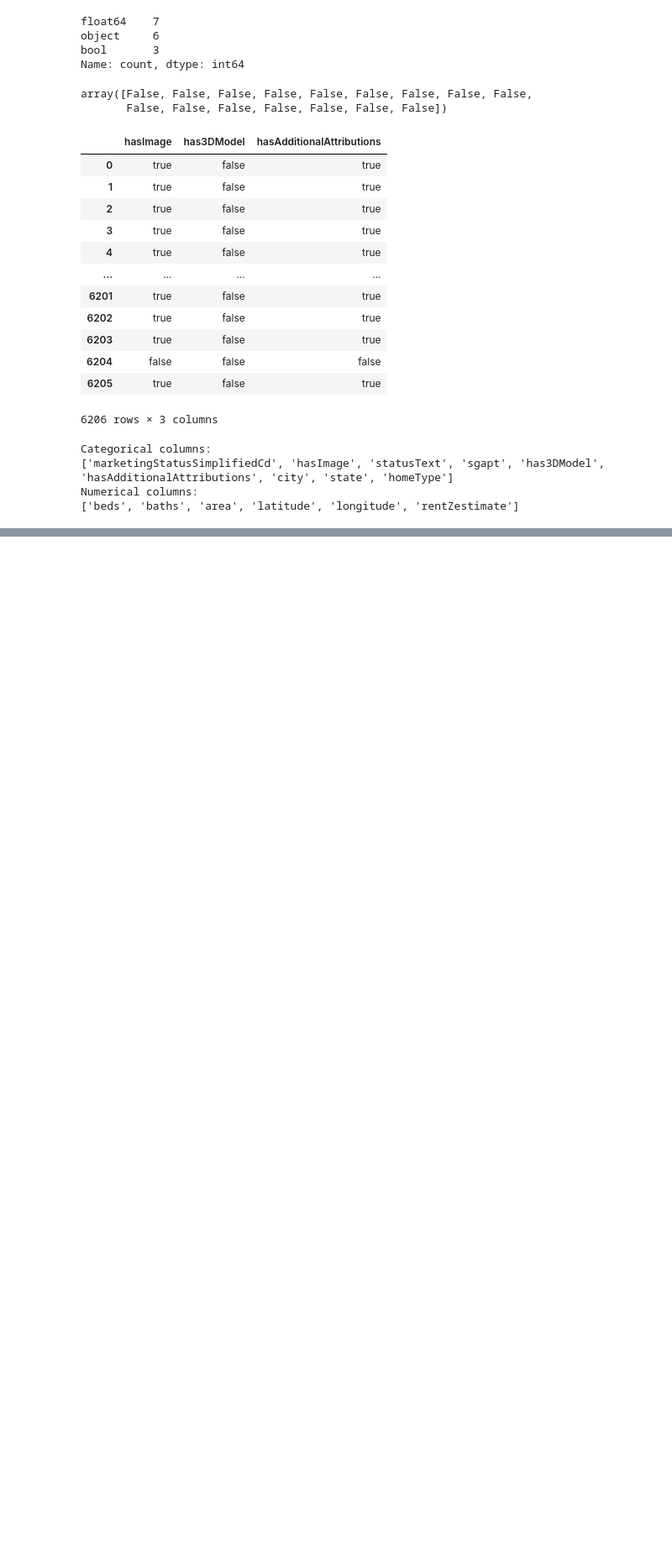
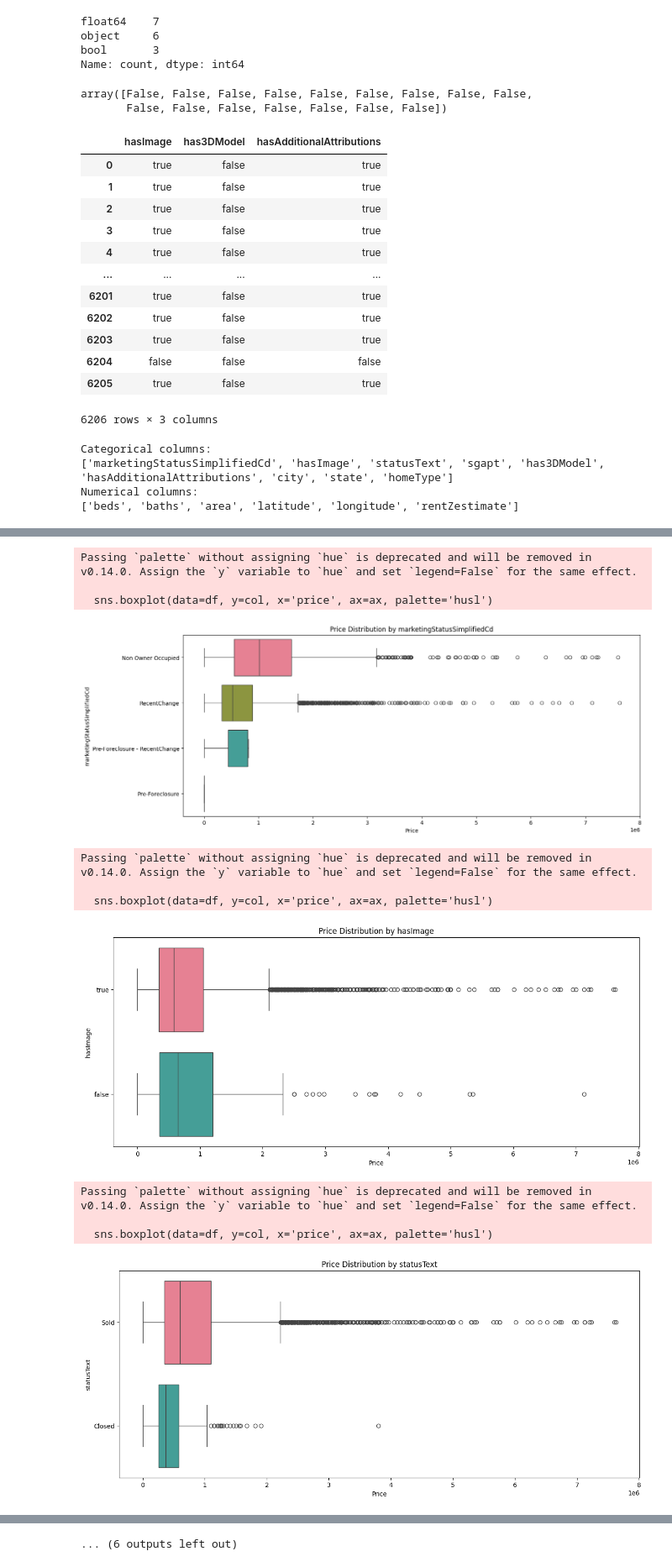
Before and after one commit to srikanthragh06/dataVisualizationCaseStudy, a Jupyter notebook: final_analysis.ipynb, the cells around one changed output, grey strips where cells are left out. Shown at 84% size. Saved outputs shown, nothing was run; the diff lists cells and outputs as text; code cells hidden in the pictures; blank space fills up the shorter version.

```diff
--- a/final_analysis.ipynb
+++ b/final_analysis.ipynb
@@ -72,0 +147,26 @@ for col in catCols:
+# %%
+for col in catCols:
+    fig, ax = plt.subplots(1, 1, figsize=(15, 6))
+
+    # Create a colorful box plot with Seaborn
+    sns.boxplot(data=df, y=col, x='price', ax=ax, palette='husl')
+
+    # Set labels and title
+    ax.set_xlabel('Price')
+    ax.set_ylabel(col)
+    ax.set_title(f'Price Distribution by {col}')
+
+    plt.show()
+# %% [output]
+Passing `palette` without assigning `hue` is deprecated and will be removed in v0.14.0. Assign the `y` variable to `hue` and set `legend=False` for the same effect.
+
+  sns.boxplot(data=df, y=col, x='price', ax=ax, palette='husl')
+[figure, added]
+Passing `palette` without assigning `hue` is deprecated and will be removed in v0.14.0. Assign the `y` variable to `hue` and set `legend=False` for the same effect.
+
+  sns.boxplot(data=df, y=col, x='price', ax=ax, palette='husl')
+[figure, added]
+Passing `palette` without assigning `hue` is deprecated and will be removed in v0.14.0. Assign the `y` variable to `hue` and set `legend=False` for the same effect.
+
+  sns.boxplot(data=df, y=col, x='price', ax=ax, palette='husl')
+[figure, added]
@@ -72,0 +185 @@ for col in catCols:
+... (6 outputs left out)
```
Also changed, not shown: parts of 22 cells of this notebook.
